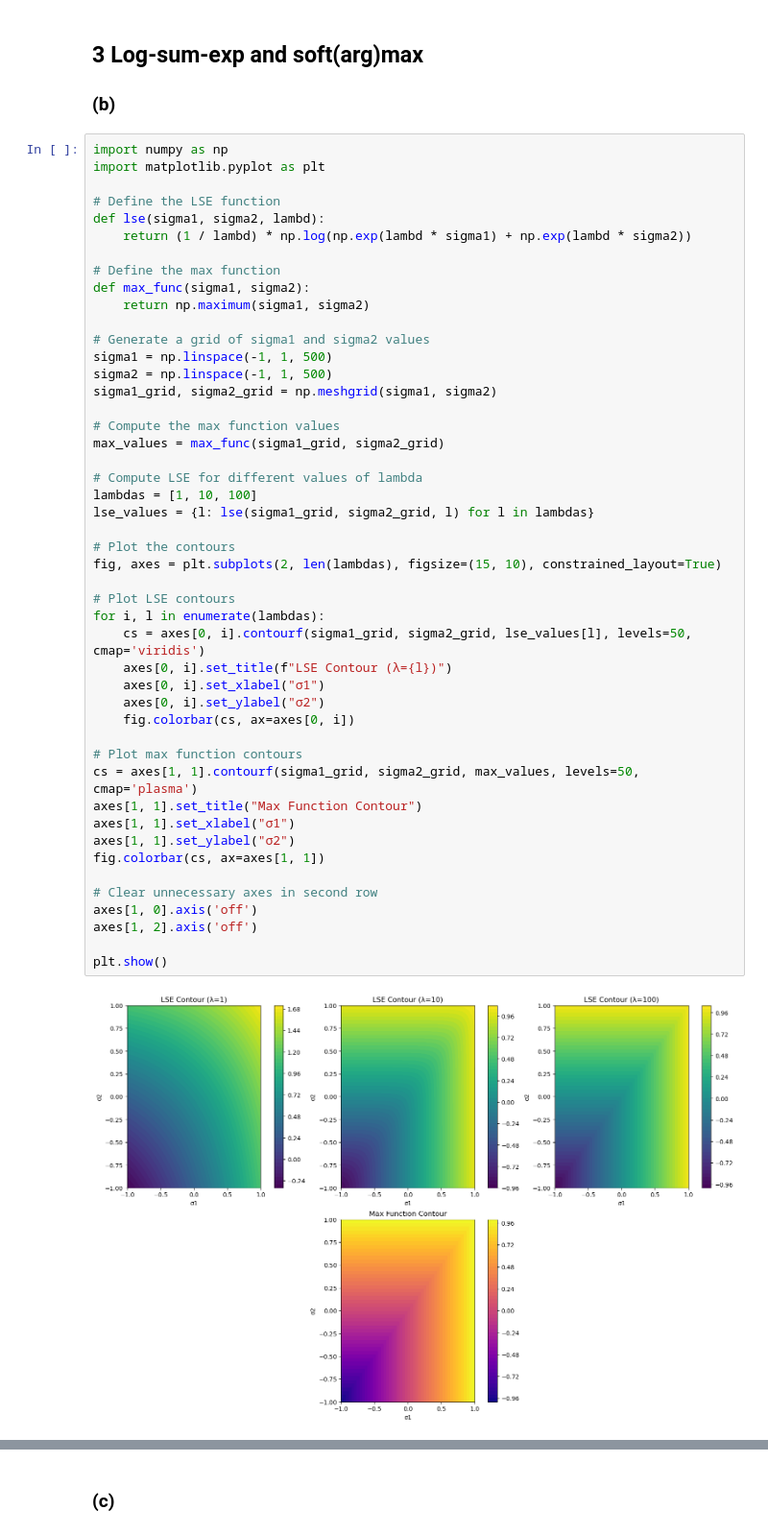
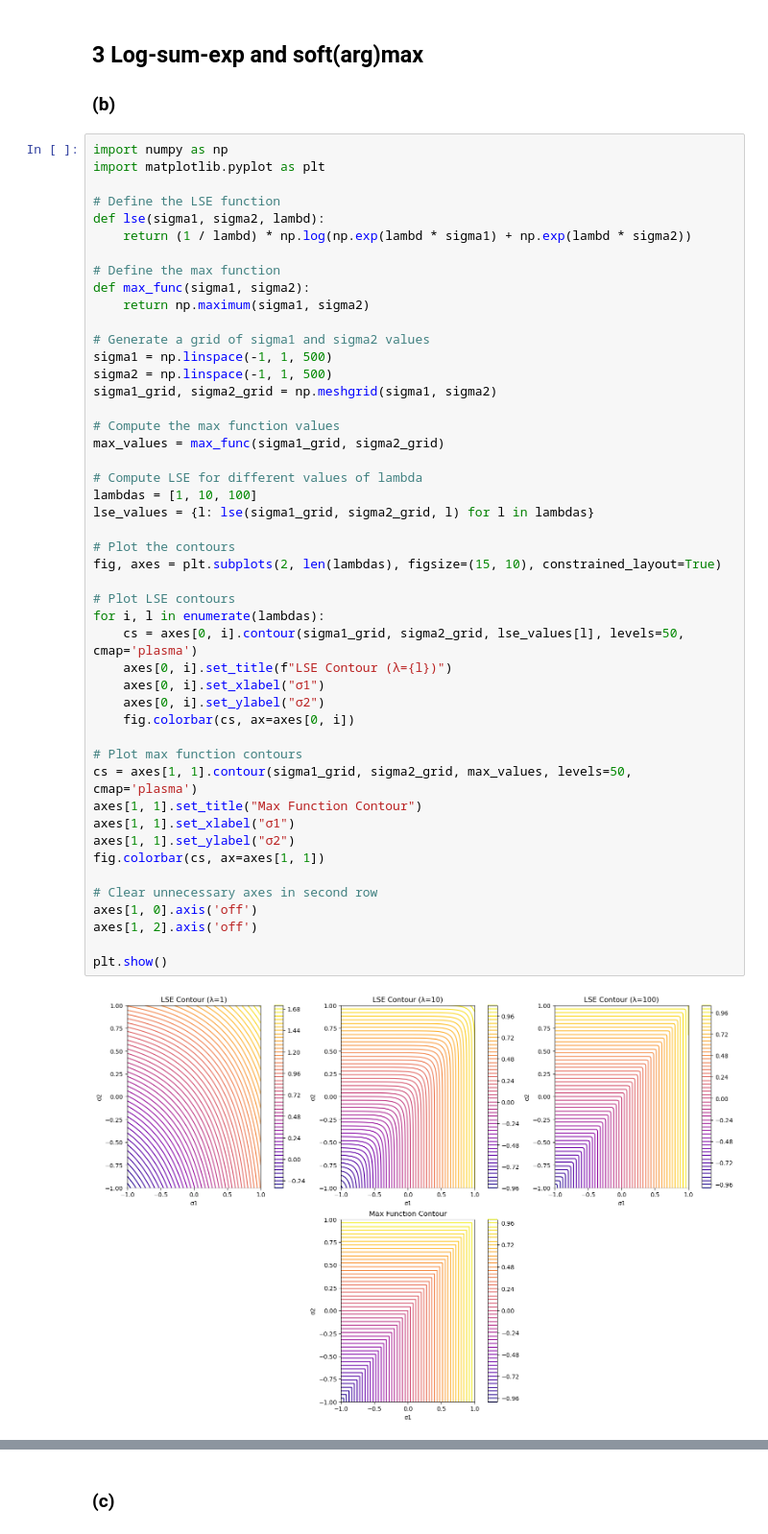
Before and after one commit to Sam-RvandV/mlph_w24, a Jupyter notebook: sheet05/sheet05_Elias.ipynb, the cells around one changed output, grey strips where cells are left out. Shown at 96% size. Drawn from its saved outputs; the diff is of its cells as text.

```diff
--- a/sheet05/sheet05_Elias.ipynb
+++ b/sheet05/sheet05_Elias.ipynb
@@ -177,33 +179,33 @@ sigma1_grid, sigma2_grid = np.meshgrid(sigma1, sigma2)
 
 # Compute the max function values
 max_values = max_func(sigma1_grid, sigma2_grid)
 
 # Compute LSE for different values of lambda
 lambdas = [1, 10, 100]
 lse_values = {l: lse(sigma1_grid, sigma2_grid, l) for l in lambdas}
 
 # Plot the contours
 fig, axes = plt.subplots(2, len(lambdas), figsize=(15, 10), constrained_layout=True)
 
 # Plot LSE contours
 for i, l in enumerate(lambdas):
-    cs = axes[0, i].contourf(sigma1_grid, sigma2_grid, lse_values[l], levels=50, cmap='viridis')
+    cs = axes[0, i].contour(sigma1_grid, sigma2_grid, lse_values[l], levels=50, cmap='plasma')
     axes[0, i].set_title(f"LSE Contour (λ={l})")
     axes[0, i].set_xlabel("σ1")
     axes[0, i].set_ylabel("σ2")
     fig.colorbar(cs, ax=axes[0, i])
 
 # Plot max function contours
-cs = axes[1, 1].contourf(sigma1_grid, sigma2_grid, max_values, levels=50, cmap='plasma')
+cs = axes[1, 1].contour(sigma1_grid, sigma2_grid, max_values, levels=50, cmap='plasma')
 axes[1, 1].set_title("Max Function Contour")
 axes[1, 1].set_xlabel("σ1")
 axes[1, 1].set_ylabel("σ2")
 fig.colorbar(cs, ax=axes[1, 1])
 
 # Clear unnecessary axes in second row
 axes[1, 0].axis('off')
 axes[1, 2].axis('off')
 
 plt.show()
 # %% [output]
-[figure, old version]
+[figure, new version]
```
Also changed, not shown: parts of 13 cells of this notebook.
